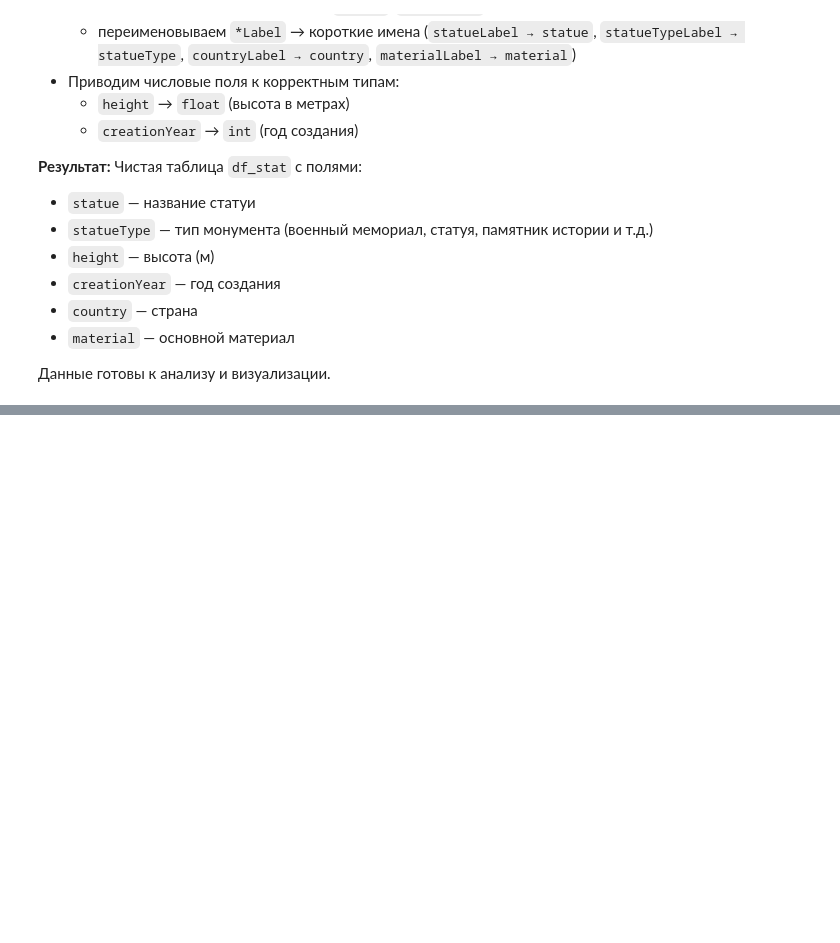
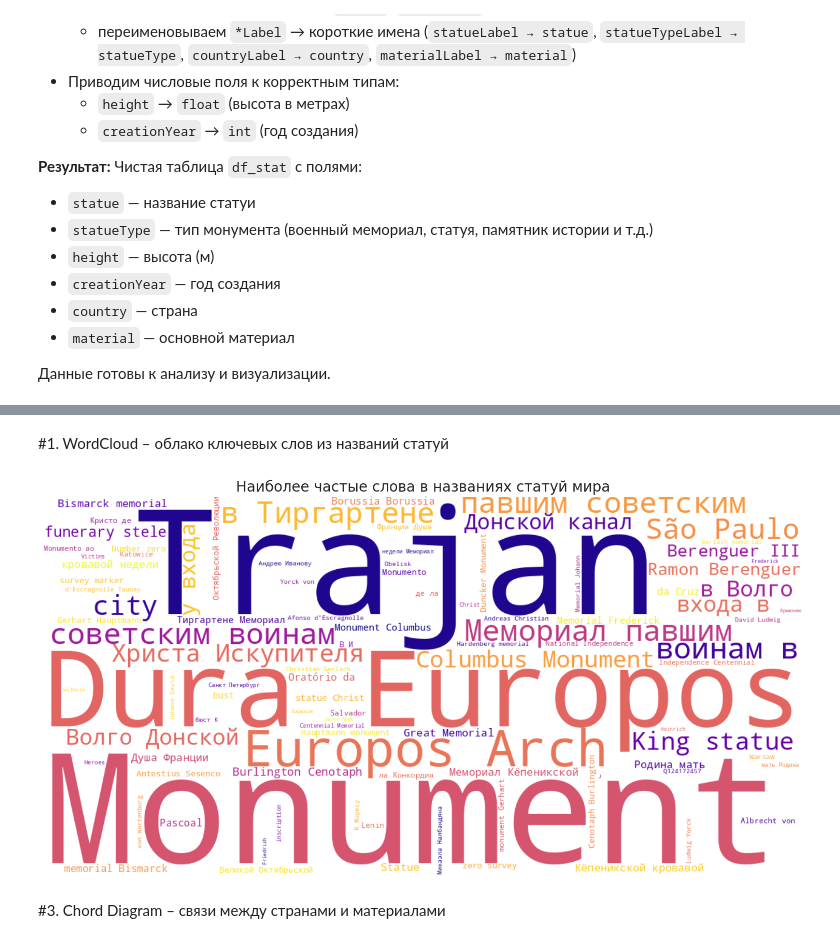
Before and after one commit to malaxovakatyunya/python-ai-Malahova-Ekaterina, a Jupyter notebook: notebooks/week3_visualization.ipynb, the cells around one changed output, grey strips where cells are left out. Saved outputs shown, nothing was run; the diff lists cells and outputs as text; code cells hidden in the pictures; blank space fills up the shorter version.

```diff
--- a/notebooks/week3_visualization.ipynb
+++ b/notebooks/week3_visualization.ipynb
@@ -2456,0 +348,35 @@ print("\n" + "="*70)
+# %% [markdown]
+#1. WordCloud – облако ключевых слов из названий статуй
+# %%
+# ============================================================================
+# ОБЛАКО СЛОВ (WordCloud)
+# ============================================================================
+
+from wordcloud import WordCloud, STOPWORDS
+import matplotlib.pyplot as plt
+
+# Собираем все названия в одну строку
+text = ' '.join(df_clean['statue'].dropna().astype(str))
+
+# Добавляем стоп-слова (убираем слишком частые, но неинформативные)
+stopwords = set(STOPWORDS)
+stopwords.update(['памятник', 'статуя', 'монумент', 'памятники', 'статуи', 'ленину', 'пушкину'])
+
+# Генерируем облако
+wordcloud = WordCloud(width=1200, height=600,
+                      background_color='white',
+                      stopwords=stopwords,
+                      colormap='plasma',
+                      max_words=100,
+                      random_state=42).generate(text)
+
+plt.figure(figsize=(16,8))
+plt.imshow(wordcloud, interpolation='bilinear')
+plt.axis('off')
+plt.title('Наиболее частые слова в названиях статуй мира', fontsize=20)
+plt.tight_layout()
+plt.show()
+# %% [output]
+[figure, added]
+# %% [markdown]
+#3. Chord Diagram – связи между странами и материалами
```
Also changed, not shown: parts of 54 cells of this notebook.
